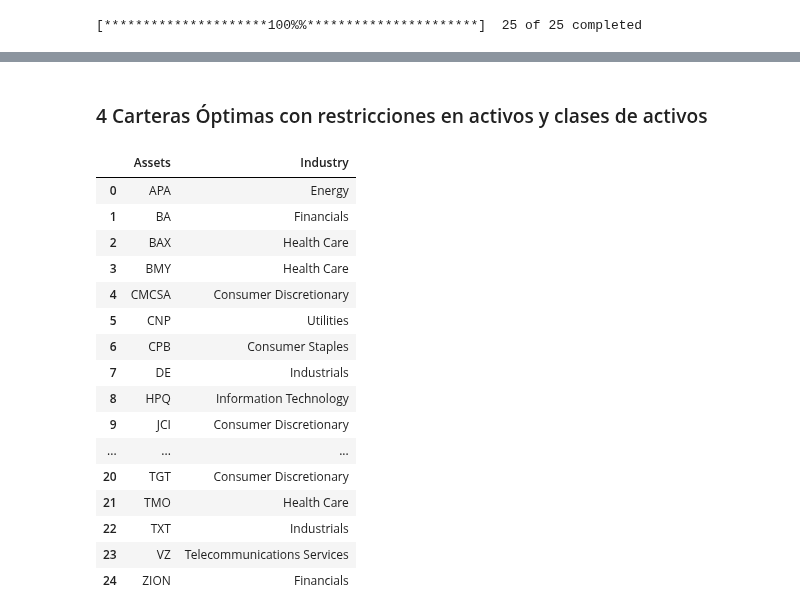
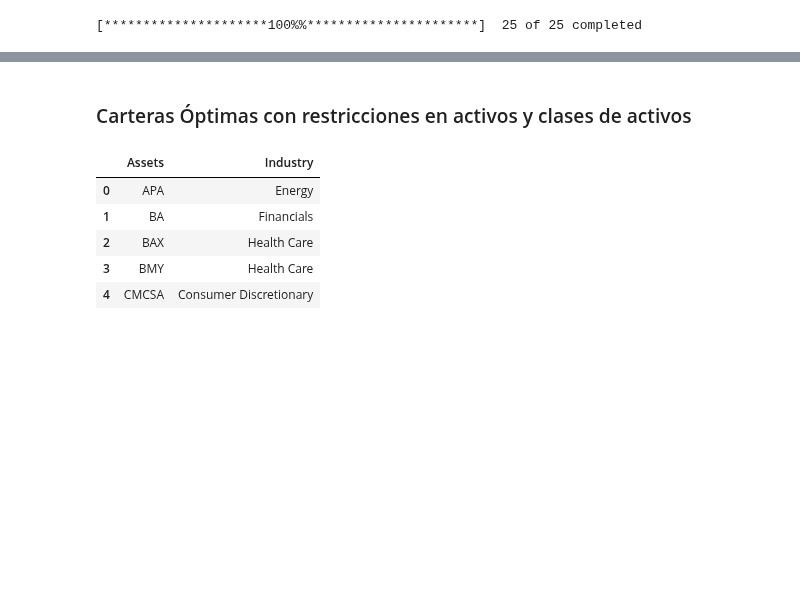
Before and after one commit to alfonso-santos/microcredencial-carteras-python-2023, a Jupyter notebook: Tema_3_Markowitz/src/ejemplos-riskfolio.ipynb, the cells around one changed output, grey strips where cells are left out. Cells and saved outputs as stored; diff of their text form; code cells hidden in the pictures; blank space fills up the shorter version.

```diff
--- a/Tema_3_Markowitz/src/ejemplos-riskfolio.ipynb
+++ b/Tema_3_Markowitz/src/ejemplos-riskfolio.ipynb
@@ -164,29 +173,18 @@ w_s.style.format("{:.2%}").background_gradient(cmap='YlGn')
 | VZ | 4.27% | 5.90% | 3.00% | 5.28% | 2.63% | 3.68% | 0.00% | 0.00% | 0.00% | 8.00% | 7.65% | ... |
 | ZION | 0.00% | 0.00% | 0.00% | 0.00% | 0.00% | 0.00% | 0.00% | 0.00% | 0.00% | 0.00% | 0.00% | ... |
 # %% [markdown]
-### 4 Carteras Óptimas con restricciones en activos y clases de activos
+### Carteras Óptimas con restricciones en activos y clases de activos
 # %%
 asset_classes = pd.read_excel('../data/asset_classes.xlsx', header=0)
 # %%
-asset_classes
+asset_classes.head()
 # %% [output]
 |  | Assets | Industry |
 | 0 | APA | Energy |
 | 1 | BA | Financials |
 | 2 | BAX | Health Care |
 | 3 | BMY | Health Care |
 | 4 | CMCSA | Consumer Discretionary |
-| 5 | CNP | Utilities |
-| 6 | CPB | Consumer Staples |
-| 7 | DE | Industrials |
-| 8 | HPQ | Information Technology |
-| 9 | JCI | Consumer Discretionary |
-| ... | ... | ... |
-| 20 | TGT | Consumer Discretionary |
-| 21 | TMO | Health Care |
-| 22 | TXT | Industrials |
-| 23 | VZ | Telecommunications Services |
-| 24 | ZION | Financials |
 # %%
 constraints = pd.read_excel('../data/constraints.xlsx')
 # %%
```
Also changed, not shown: parts of 21 cells of this notebook, 13 other files.
